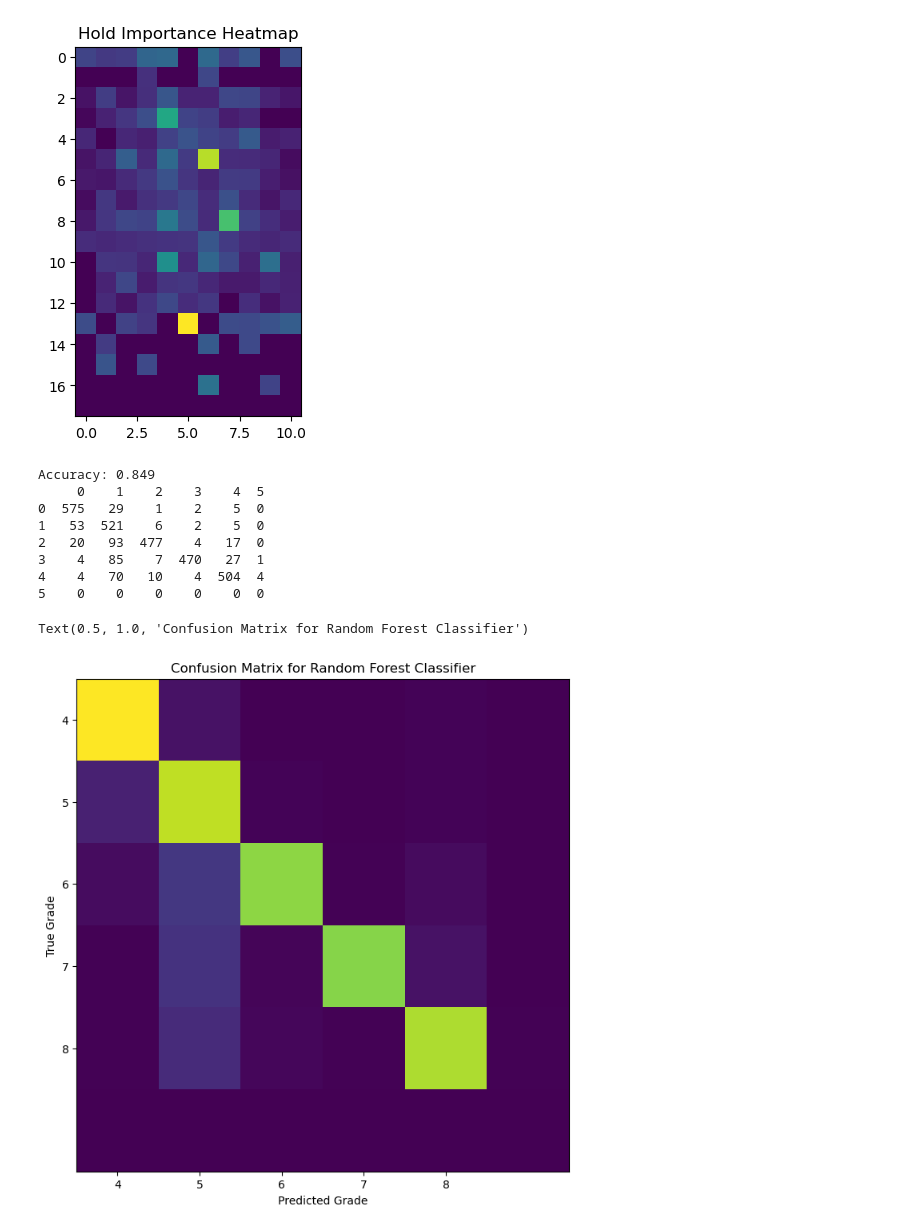
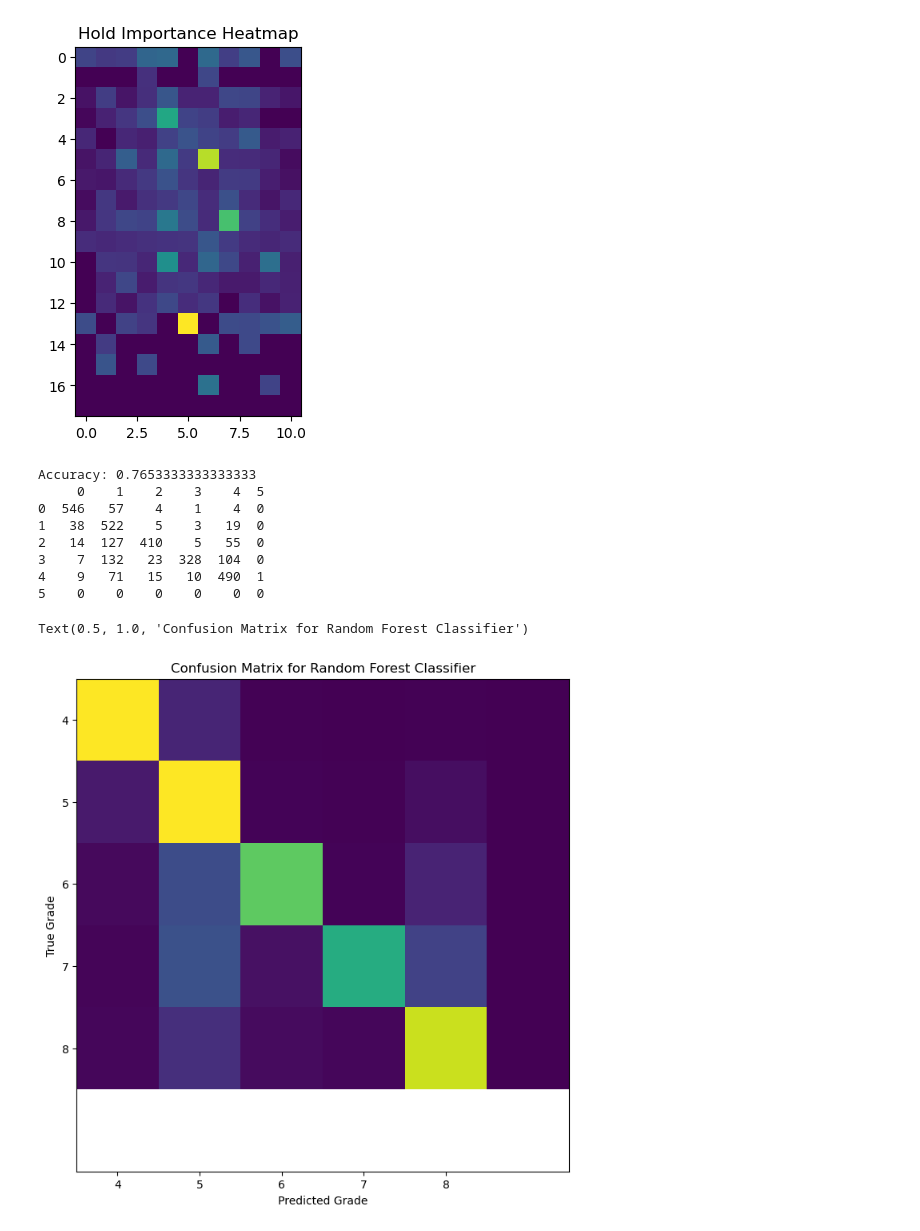
Before and after one commit to dylanwells37/HuecoClassification, a Jupyter notebook: classifiers/RandomForest.ipynb, the cells around one changed output. Drawn from its saved outputs; the diff is of its cells as text; code cells hidden in the pictures.

```diff
--- a/classifiers/RandomForest.ipynb
+++ b/classifiers/RandomForest.ipynb
@@ -12,16 +12,23 @@ from sklearn.metrics import confusion_matrix
 from pathlib import Path
 # %%
 cwd = Path.cwd()
-def loadData(cutoff, sample_size=-1, random_state=0):
+def loadData(cutoff, sample_size=-1, random_state=0, repeat_cutoff=0):
     # Load data
     moondf = pickle.load(open(cwd / '..' / 'raw_data' / 'moonGen_scrape_2016_with_labels', 'rb'))
     #print(moondf.head())
+    #print(moondf.shape)
     usedf = moondf[moondf['grade'] < cutoff]
-    usedf = moondf.drop(["is_benchmark", "repeats"], axis=1)
+    #print(usedf["repeats"].value_counts())
+    usedf = usedf[usedf['repeats'] >= repeat_cutoff]
+    usedf = usedf.drop(["is_benchmark", "repeats"], axis=1)
+    #print(usedf.shape)
     if sample_size > 0:
         newdf = pd.DataFrame()
         for i in range(4, cutoff):
-            newdf = newdf.append(usedf[usedf['grade'] == i].sample(3000))
+            #print(i)
+            #print the number of samples for each grade
+            #print(len(usedf[usedf['grade'] == i]))
+            newdf = newdf.append(usedf[usedf['grade'] == i].sample(sample_size))
         usedf = newdf
     # shuffle data
     usedf = usedf.sample(frac=1, random_state=random_state).reset_index(drop=True)
@@ -62,7 +69,7 @@ plt.plot(acc_list)
 [<matplotlib.lines.Line2D at 0x...>]
 [figure]
 # %%
-X, y = loadData(15)
+X, y = loadData(15, repeat_cutoff=1)
 X_train, X_test, y_train, y_test = train_test_split(X, y, test_size=0.20)
 
 clf = RandomForestClassifier(n_estimators=500, max_depth=30, random_state=42)
@@ -104,7 +113,7 @@ plt.imshow(importance_map.T[::-1], interpolation='none')
 [figure]
 # %%
 # make the usedf have the same amount of each grade 4-8
-X_eq, y_eq = loadData(9, 3000)
+X_eq, y_eq = loadData(9, sample_size=3000)
 X_train_eq, X_test_eq, y_train_eq, y_test_eq = train_test_split(X_eq, y_eq, test_size=0.20, random_state=42)
 
 clfeq = RandomForestClassifier(n_estimators=500, max_depth=30, random_state=42)
@@ -117,22 +126,24 @@ print(f"Accuracy: {sklearn.metrics.accuracy_score(y_test_eq, y_pred_eq)}")
 
 print(pd.DataFrame(confusion_matrix(y_test_eq, y_pred_eq)))
 # %% [output]
-Accuracy: 0.849
+Accuracy: 0.7653333333333333
      0    1    2    3    4  5
-0  575   29    1    2    5  0
-1   53  521    6    2    5  0
-2   20   93  477    4   17  0
-3    4   85    7  470   27  1
-4    4   70   10    4  504  4
+0  546   57    4    1    4  0
+1   38  522    5    3   19  0
+2   14  127  410    5   55  0
+3    7  132   23  328  104  0
+4    9   71   15   10  490  1
 5    0    0    0    0    0  0
 # %%
 fig = plt.figure(figsize=(8, 8))
-plt.imshow(confusion_matrix(y_test_eq, y_pred_eq))
+cm = confusion_matrix(y_test_eq, y_pred_eq)
+cm = cm.astype('float') / cm.sum(axis=1)[:, np.newaxis]
+plt.imshow(cm)
 plt.xticks(np.arange(5), np.arange(4, 9))
 plt.yticks(np.arange(5), np.arange(4, 9))
 plt.xlabel('Predicted Grade')
 plt.ylabel('True Grade')
 plt.title('Confusion Matrix for Random Forest Classifier')
 # %% [output]
 Text(0.5, 1.0, 'Confusion Matrix for Random Forest Classifier')
-[figure, old version]
+[figure, new version]
```
Also changed, not shown: parts of 6 cells of this notebook, 4 other files.
